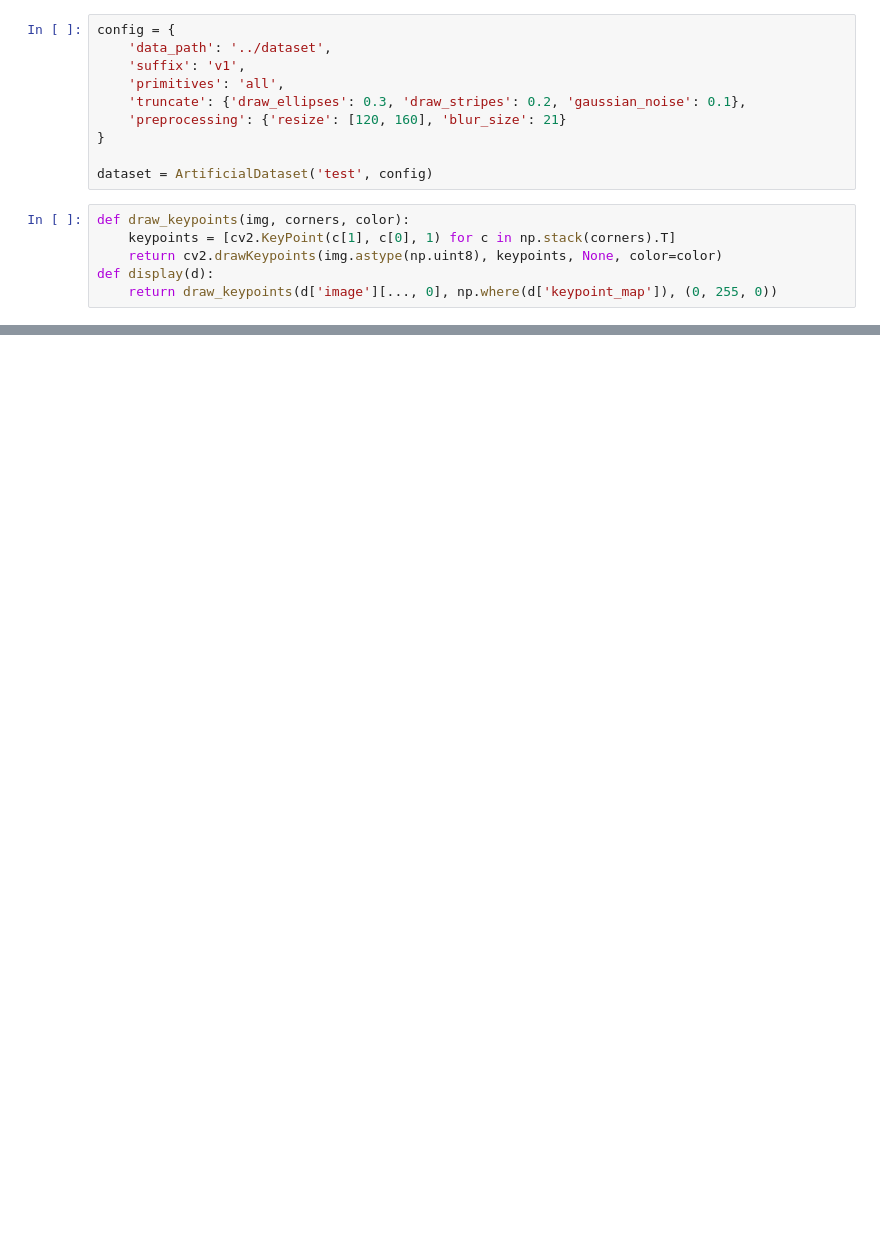
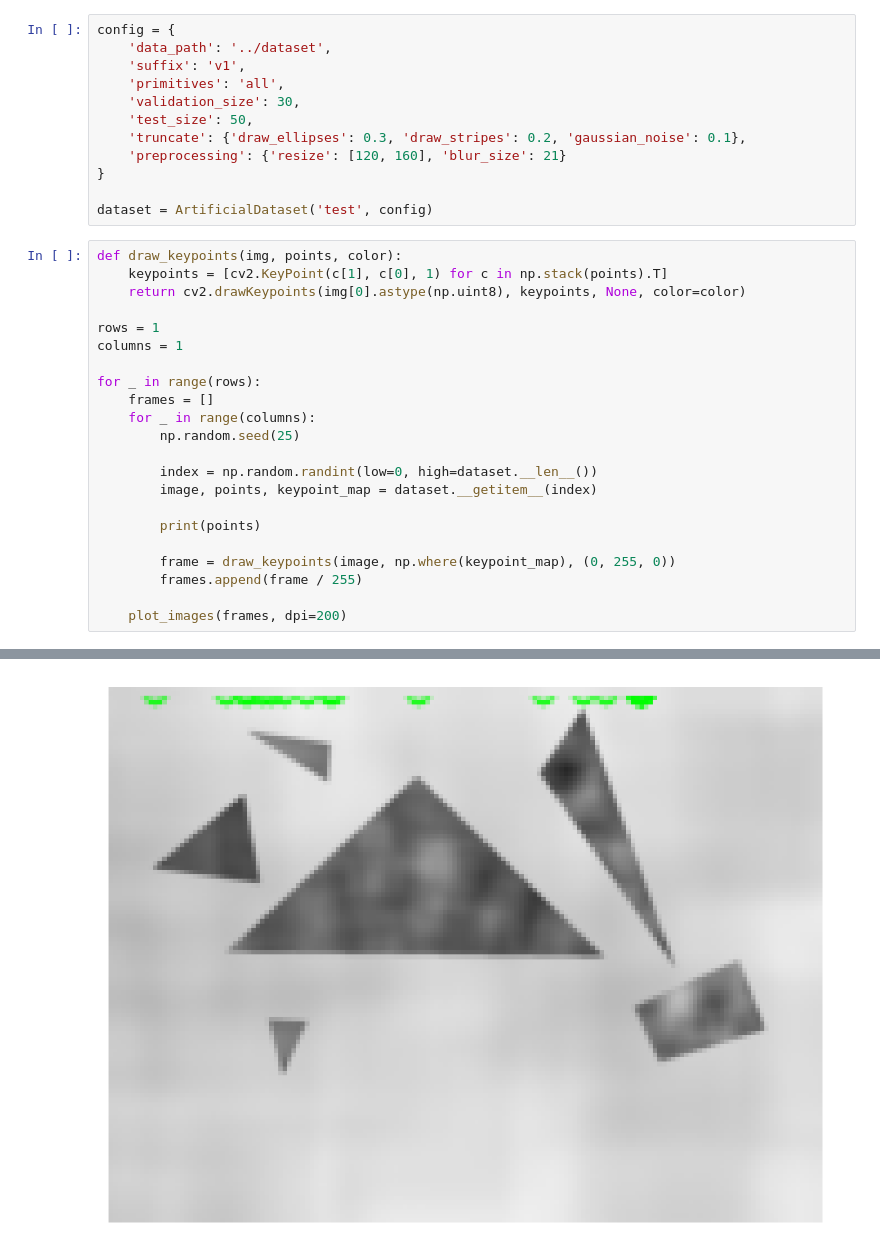
Before and after one commit to KonstantinPakulev/Summertime, a Jupyter notebook: MagicBox/notebooks/visualize_artificial_data.ipynb, the cells around one changed output, grey strips where cells are left out. Drawn from its saved outputs; the diff is of its cells as text; blank space fills up the shorter version.

Commit message:
Artificial dataset

```diff
--- a/MagicBox/notebooks/visualize_artificial_data.ipynb
+++ b/MagicBox/notebooks/visualize_artificial_data.ipynb
@@ -15,14 +21,33 @@ config = {
     'data_path': '../dataset',
     'suffix': 'v1',
     'primitives': 'all',
+    'validation_size': 30,
+    'test_size': 50,
     'truncate': {'draw_ellipses': 0.3, 'draw_stripes': 0.2, 'gaussian_noise': 0.1},
     'preprocessing': {'resize': [120, 160], 'blur_size': 21}
 }
 
 dataset = ArtificialDataset('test', config)
 # %%
-def draw_keypoints(img, corners, color):
-    keypoints = [cv2.KeyPoint(c[1], c[0], 1) for c in np.stack(corners).T]
-    return cv2.drawKeypoints(img.astype(np.uint8), keypoints, None, color=color)
-def display(d):
-    return draw_keypoints(d['image'][..., 0], np.where(d['keypoint_map']), (0, 255, 0))
+def draw_keypoints(img, points, color):
+    keypoints = [cv2.KeyPoint(c[1], c[0], 1) for c in np.stack(points).T]
+    return cv2.drawKeypoints(img[0].astype(np.uint8), keypoints, None, color=color)
+
+rows = 1
+columns = 1
+
+for _ in range(rows):
+    frames = []
+    for _ in range(columns):
+        np.random.seed(25)
+
+        index = np.random.randint(low=0, high=dataset.__len__())
+        image, points, keypoint_map = dataset.__getitem__(index)
+
+        print(points)
+
+        frame = draw_keypoints(image, np.where(keypoint_map), (0, 255, 0))
+        frames.append(frame / 255)
+
+    plot_images(frames, dpi=200)
+# %% [output]
@@ -28,0 +71 @@ def display(d):
+[figure, added]
```
Also changed, not shown: parts of 5 cells of this notebook, 4 other files.
